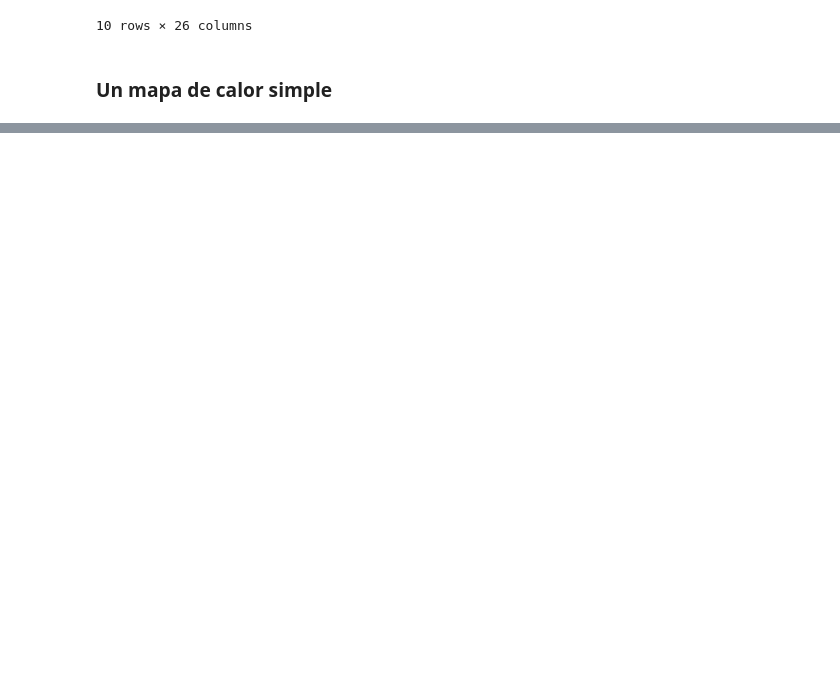
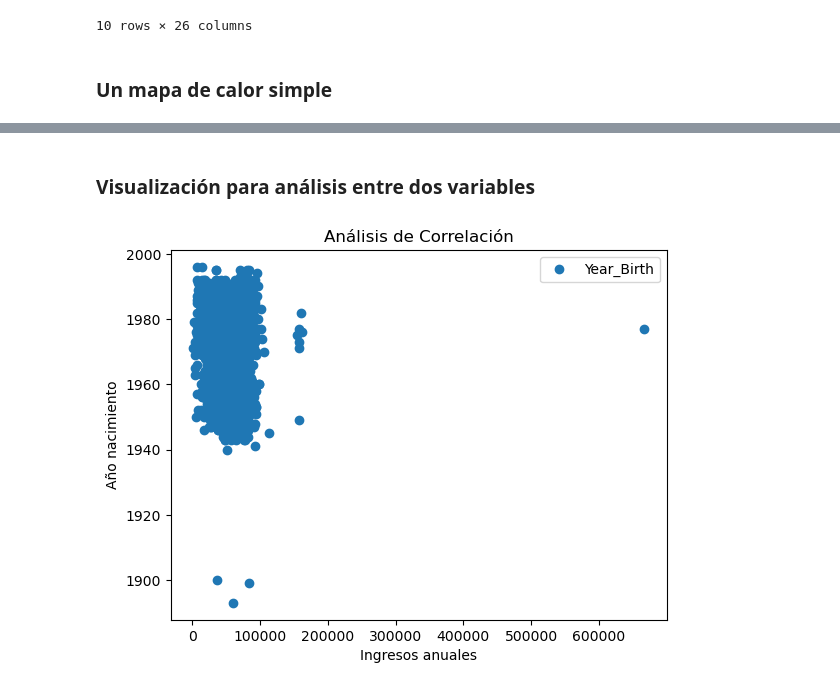
Before and after one commit to juandtap/IA_practica_01, a Jupyter notebook: practica_1_analisis_exploratorio_de_datos.ipynb, the cells around one changed output, grey strips where cells are left out. Drawn from its saved outputs; the diff is of its cells as text; code cells hidden in the pictures; blank space fills up the shorter version.

Commit message:
avance analisis de datos clase jueves

```diff
--- a/practica_1_analisis_exploratorio_de_datos.ipynb
+++ b/practica_1_analisis_exploratorio_de_datos.ipynb
@@ -229,0 +295,12 @@ plt.show()
+# %% [markdown]
+### Visualización para análisis entre dos variables
+# %%
+variable_1_analisis = "Income"
+variable_2_analisis = "Year_Birth"
+dataframe.plot(x = variable_1_analisis, y = variable_2_analisis, style="o")
+plt.title("Análisis de Correlación")
+plt.xlabel("Ingresos anuales")
+plt.ylabel("Año nacimiento")
+plt.show()
+# %% [output]
+[figure, added]
```
Also changed, not shown: parts of 15 cells of this notebook.
